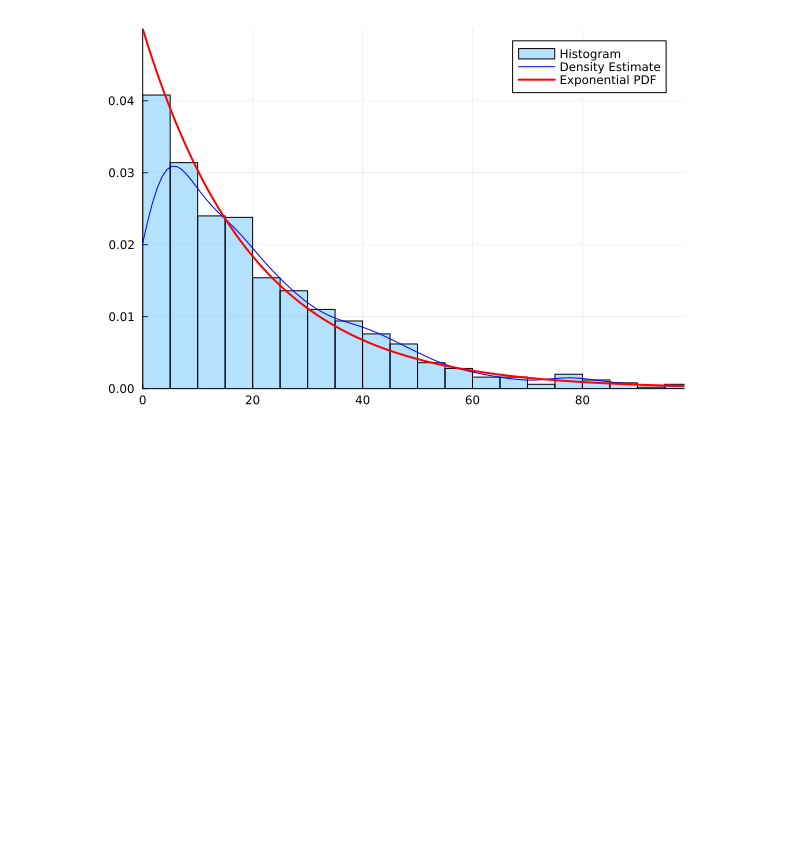
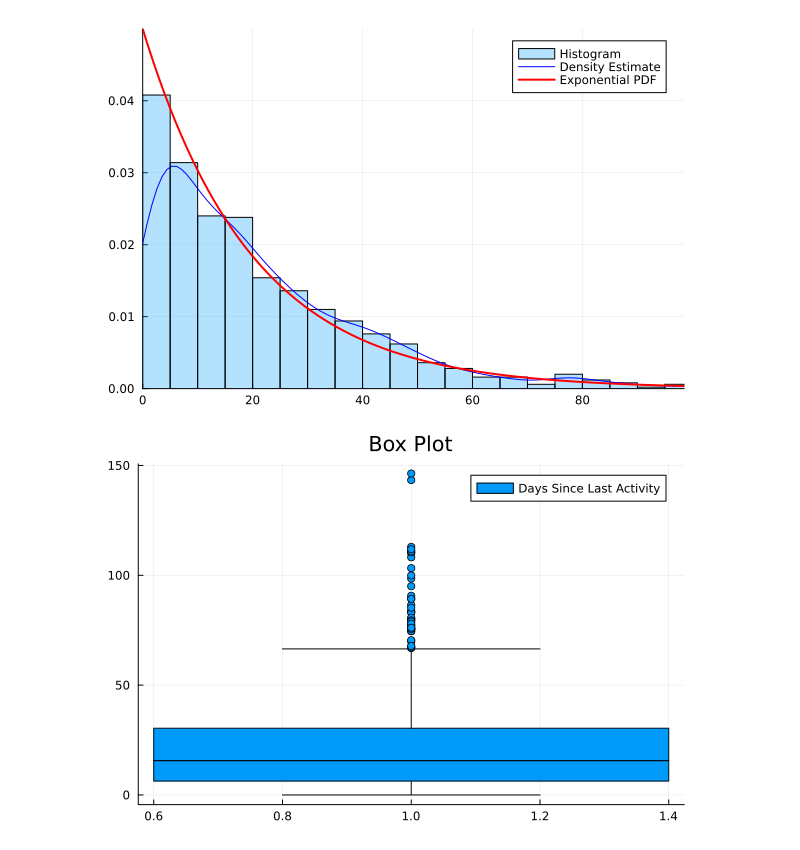
Before and after one commit to tndd/Mymljl, a Jupyter notebook: src/011_prac_self_model.ipynb, the cells around one changed output. Cells and saved outputs as stored; diff of their text form; code cells hidden in the pictures; blank space fills up the shorter version.

```diff
--- a/src/011_prac_self_model.ipynb
+++ b/src/011_prac_self_model.ipynb
@@ -83,3 +83,11 @@ plot!(
 display(combined_plot)
 # %% [output]
 [figure]
+# %%
+boxplot(
+    DaysSinceLastActivity,
+    label="Days Since Last Activity",
+    title="Box Plot"
+)
+# %% [output]
+[figure, added]
```
Also changed, not shown: parts of 2 cells of this notebook.
